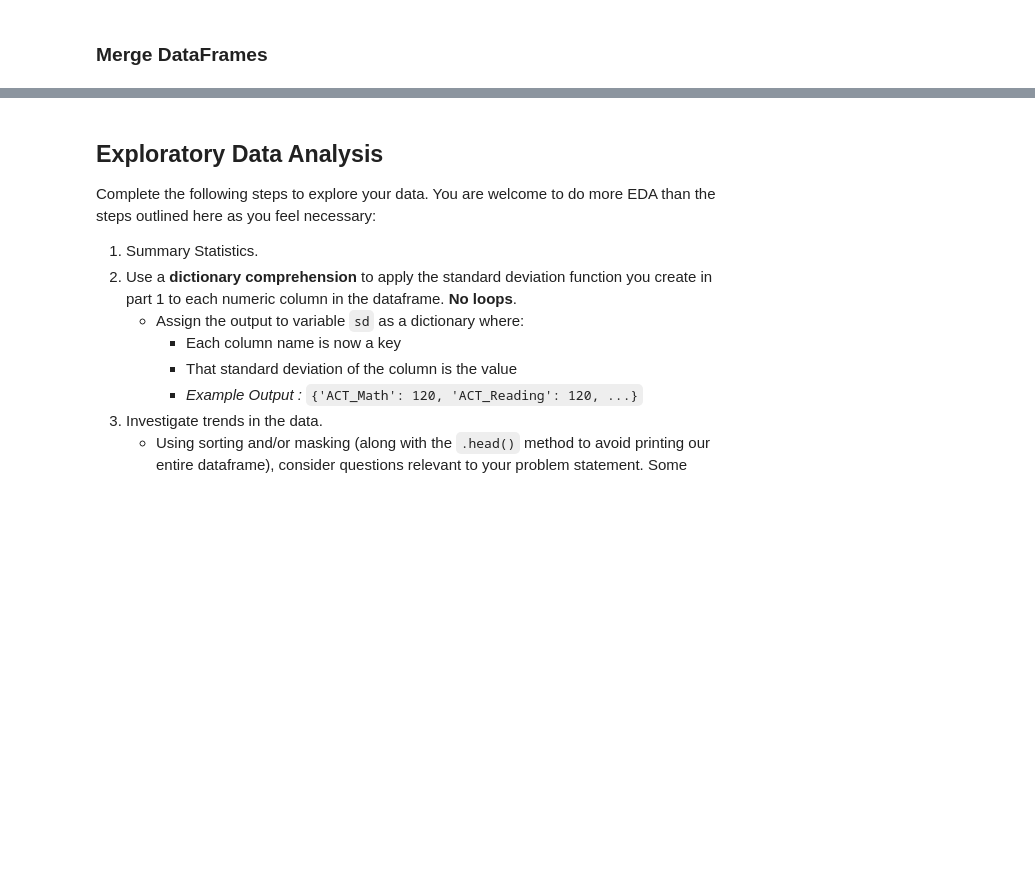
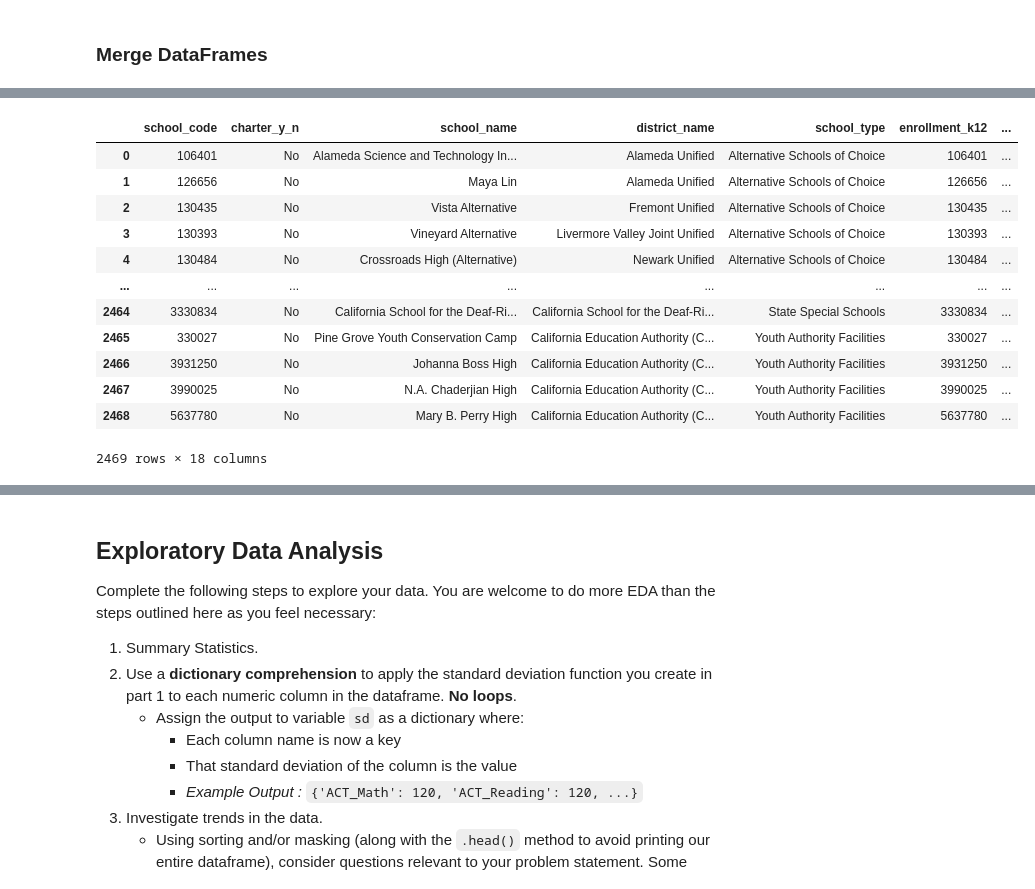
Before and after one commit to brandiehatch/project-1, a Jupyter notebook: hatch_frpm_sat_act_ca_2022.ipynb, the cells around one changed output, grey strips where cells are left out. Saved outputs shown, nothing was run; the diff lists cells and outputs as text; code cells hidden in the pictures; blank space fills up the shorter version.

```diff
--- a/hatch_frpm_sat_act_ca_2022.ipynb
+++ b/hatch_frpm_sat_act_ca_2022.ipynb
@@ -525,0 +567,12 @@ memory usage: 289.3+ KB
+# %%
+frpm_act_sat['enrollment_k12'] = pd.to_numeric(frpm_act_sat.iloc[:,0])
+# %%
+def percent_strip(string):
+    clean = float(string.strip('%')) / 100
+    return clean
+
+# https://stackoverflow.com/questions/40353519/how-to-apply-custom-function-to-pandas-data-frame-for-each-row
+# %%
+frpm_act_sat['percent_eligible_free_k12'] = frpm_act_sat['percent_eligible_free_k12'].apply(percent_strip)
+# %%
+frpm_act_sat['frpm_percent_eligible_k12'] = frpm_act_sat['frpm_percent_eligible_k12'].apply(percent_strip)
@@ -525,0 +599,16 @@ memory usage: 289.3+ KB
+# %%
+frpm_act_sat
+# %% [output]
+|  | school_code | charter_y_n | school_name | district_name | school_type | enrollment_k12 | ... |
+| 0 | 106401 | No | Alameda Science and Technology In... | Alameda Unified | Alternative Schools of Choice | 106401 | ... |
+| 1 | 126656 | No | Maya Lin | Alameda Unified | Alternative Schools of Choice | 126656 | ... |
+| 2 | 130435 | No | Vista Alternative | Fremont Unified | Alternative Schools of Choice | 130435 | ... |
+| 3 | 130393 | No | Vineyard Alternative | Livermore Valley Joint Unified | Alternative Schools of Choice | 130393 | ... |
+| 4 | 130484 | No | Crossroads High (Alternative) | Newark Unified | Alternative Schools of Choice | 130484 | ... |
+| ... | ... | ... | ... | ... | ... | ... | ... |
+| 2464 | 3330834 | No | California School for the Deaf-Ri... | California School for the Deaf-Ri... | State Special Schools | 3330834 | ... |
+| 2465 | 330027 | No | Pine Grove Youth Conservation Camp | California Education Authority (C... | Youth Authority Facilities | 330027 | ... |
+| 2466 | 3931250 | No | Johanna Boss High | California Education Authority (C... | Youth Authority Facilities | 3931250 | ... |
+| 2467 | 3990025 | No | N.A. Chaderjian High | California Education Authority (C... | Youth Authority Facilities | 3990025 | ... |
+| 2468 | 5637780 | No | Mary B. Perry High | California Education Authority (C... | Youth Authority Facilities | 5637780 | ... |
+2469 rows × 18 columns
```
Also changed, not shown: parts of 16 cells of this notebook.
